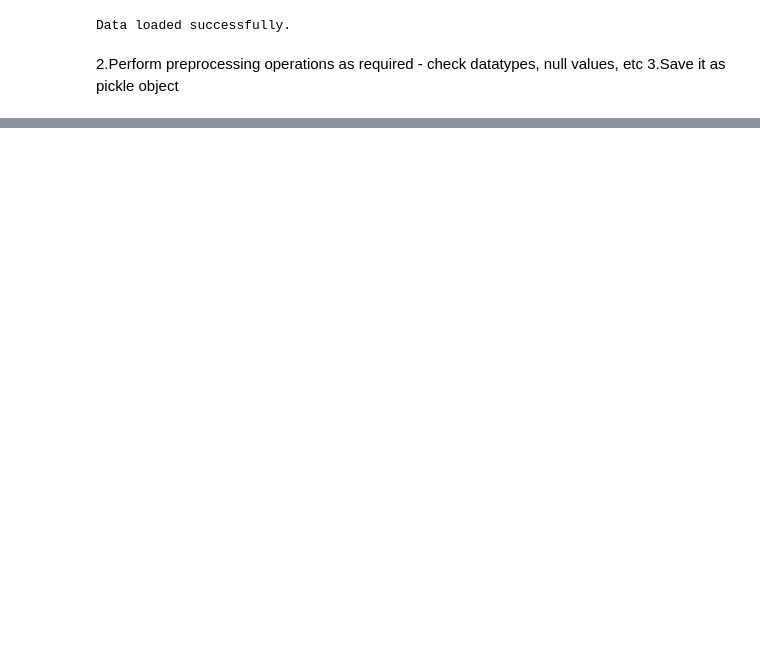
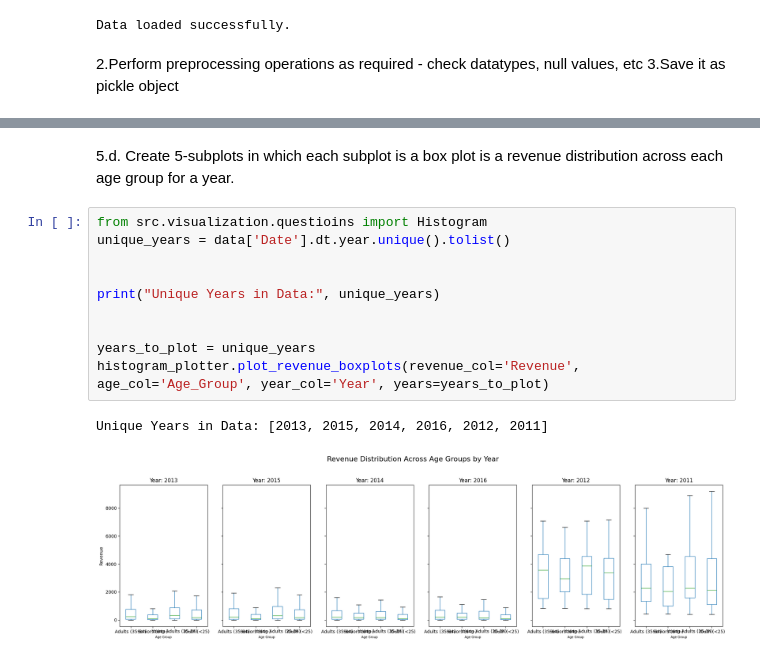
Before and after one commit to Vegav29/entransinterntask, a Jupyter notebook: notebooks/analysis.ipynb, the cells around one changed output, grey strips where cells are left out. Drawn from its saved outputs; the diff is of its cells as text; blank space fills up the shorter version.

```diff
--- a/notebooks/analysis.ipynb
+++ b/notebooks/analysis.ipynb
@@ -87,0 +179,15 @@ Data saved as C:\Users\91936\Documents\GitHub\dsproject\entransinterntask\data\i
+# %% [markdown]
+5.d. Create 5-subplots in which each subplot is a box plot is a revenue distribution across each age group for a year.
+# %%
+from src.visualization.questioins import Histogram
+unique_years = data['Date'].dt.year.unique().tolist()
+
+
+print("Unique Years in Data:", unique_years)
+
+
+years_to_plot = unique_years
+histogram_plotter.plot_revenue_boxplots(revenue_col='Revenue', age_col='Age_Group', year_col='Year', years=years_to_plot)
+# %% [output]
+Unique Years in Data: [2013, 2015, 2014, 2016, 2012, 2011]
+[figure, added]
```
Also changed, not shown: parts of 19 cells of this notebook, 21 other files.
